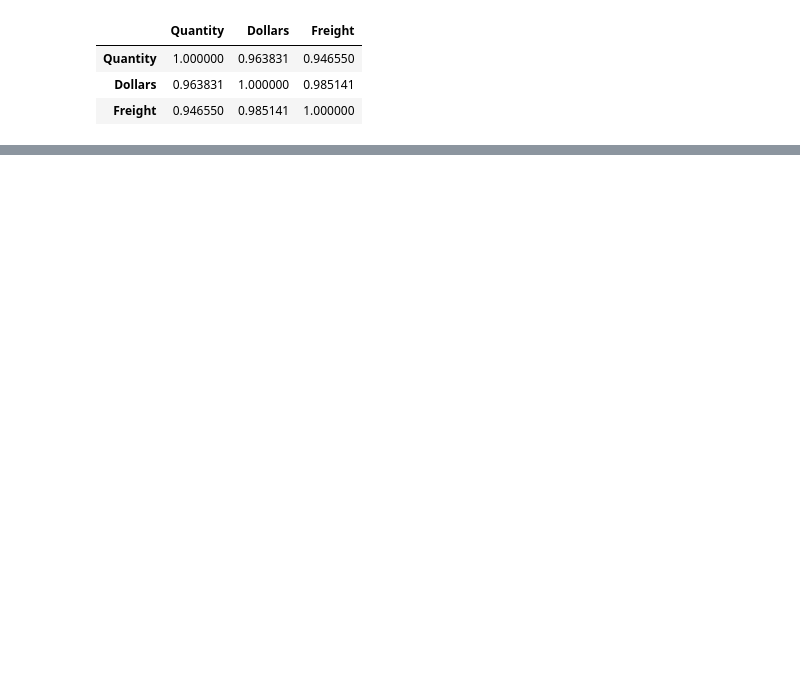
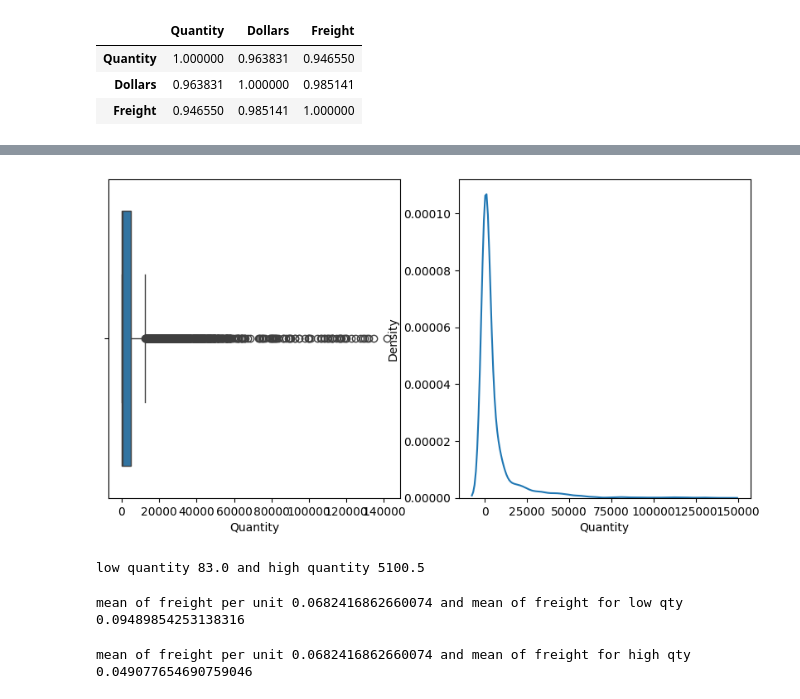
Before and after one commit to Prashantbhati7/invoice-intelligence, a Jupyter notebook: notebooks/freightCost.ipynb, the cells around one changed output, grey strips where cells are left out. Drawn from its saved outputs; the diff is of its cells as text; code cells hidden in the pictures; blank space fills up the shorter version.

```diff
--- a/notebooks/freightCost.ipynb
+++ b/notebooks/freightCost.ipynb
@@ -82,0 +126,3 @@ vendor_numberical.corr()      # positive correlation
+# %%
+vendor_numerical['Freight_per_unit'] = vendor_numerical['Freight']/vendor_numerical['Quantity']
+vendor_numerical.head()
@@ -82,0 +136,15 @@ vendor_numberical.corr()      # positive correlation
+# %%
+plt.figure(figsize=(10,5))
+plt.subplot(1,2,1)
+sns.boxplot(x=vendor_numerical['Quantity'])
+plt.subplot(1,2,2)
+sns.kdeplot(vendor_df['Quantity'])
+plt.show()
+# %% [output]
+[figure, added]
+# %%
+low_qty = vendor_numerical['Quantity'].quantile(0.25)
+high_qty = vendor_numerical['Quantity'].quantile(0.75)
+print(f"low quantity {low_qty} and high quantity {high_qty} ")
+# %% [output]
+low quantity 83.0 and high quantity 5100.5
@@ -82,0 +153,4 @@ vendor_numberical.corr()      # positive correlation
+# %%
+print(f"mean of freight per unit {vendor_numerical['Freight_per_unit'].mean()} and mean of freight for low qty {Freightforlowqty.mean()}")
+# %% [output]
+mean of freight per unit 0.0682416862660074 and mean of freight for low qty 0.09489854253138316
@@ -82,0 +159,4 @@ vendor_numberical.corr()      # positive correlation
+# %%
+print(f"mean of freight per unit {vendor_numerical['Freight_per_unit'].mean()} and mean of freight for high qty {Freightforhighqty.mean()}")
+# %% [output]
+mean of freight per unit 0.0682416862660074 and mean of freight for high qty 0.049077654690759046
```
Also changed, not shown: parts of 28 cells of this notebook, 6 other files.
